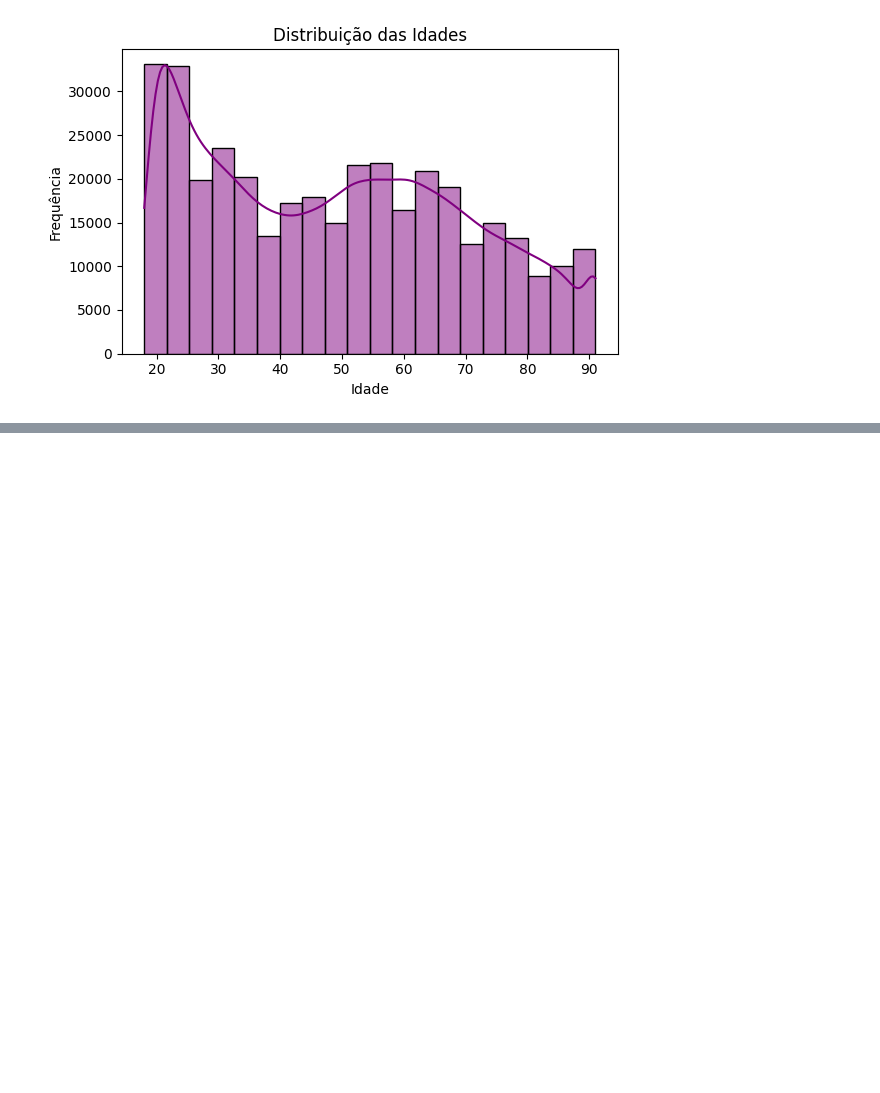
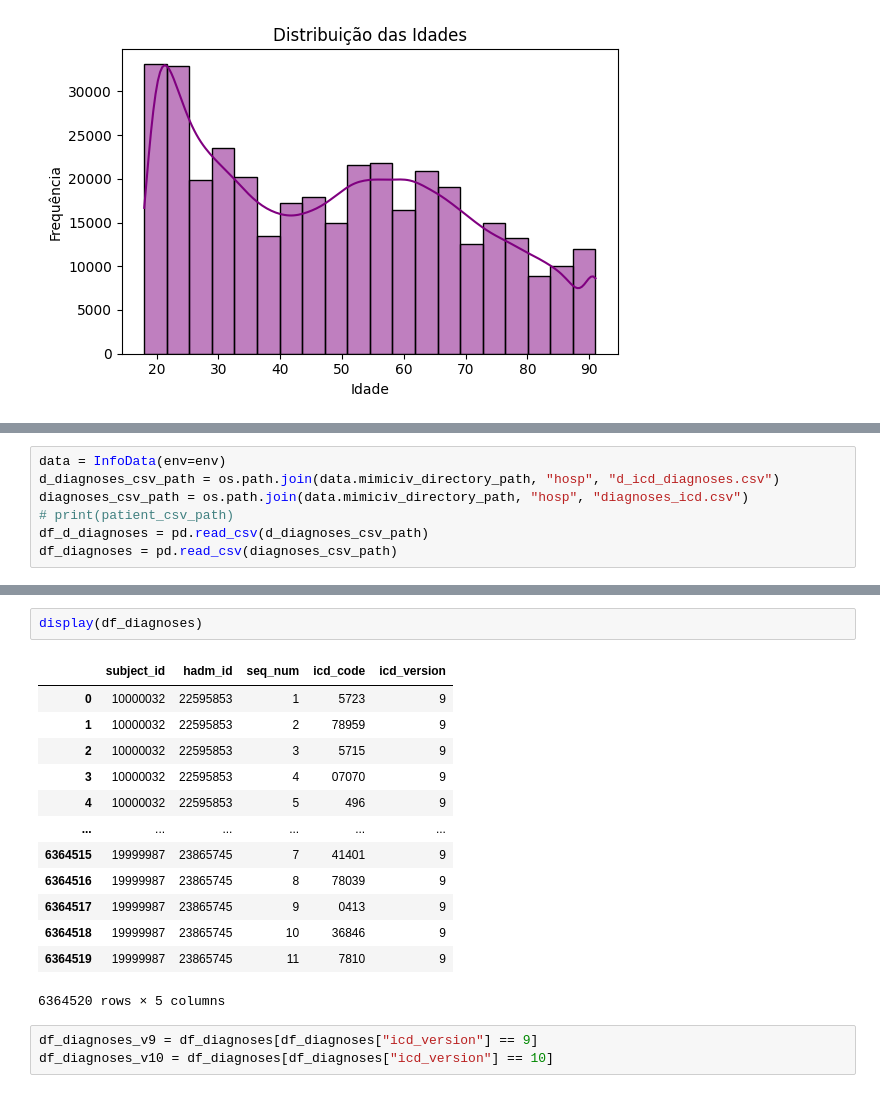
Before and after one commit to lucasdblucas/ehr-model, a Jupyter notebook: exploration/explorer.ipynb, the cells around one changed output, grey strips where cells are left out. Drawn from its saved outputs; the diff is of its cells as text; blank space fills up the shorter version.

```diff
--- a/exploration/explorer.ipynb
+++ b/exploration/explorer.ipynb
@@ -67,0 +87,7 @@ plt.show()
+# %%
+data = InfoData(env=env)
+d_diagnoses_csv_path = os.path.join(data.mimiciv_directory_path, "hosp", "d_icd_diagnoses.csv")
+diagnoses_csv_path = os.path.join(data.mimiciv_directory_path, "hosp", "diagnoses_icd.csv")
+# print(patient_csv_path)
+df_d_diagnoses = pd.read_csv(d_diagnoses_csv_path)
+df_diagnoses = pd.read_csv(diagnoses_csv_path)
@@ -67,0 +110,19 @@ plt.show()
+# %%
+display(df_diagnoses)
+# %% [output]
+|  | subject_id | hadm_id | seq_num | icd_code | icd_version |
+| 0 | 10000032 | 22595853 | 1 | 5723 | 9 |
+| 1 | 10000032 | 22595853 | 2 | 78959 | 9 |
+| 2 | 10000032 | 22595853 | 3 | 5715 | 9 |
+| 3 | 10000032 | 22595853 | 4 | 07070 | 9 |
+| 4 | 10000032 | 22595853 | 5 | 496 | 9 |
+| ... | ... | ... | ... | ... | ... |
+| 6364515 | 19999987 | 23865745 | 7 | 41401 | 9 |
+| 6364516 | 19999987 | 23865745 | 8 | 78039 | 9 |
+| 6364517 | 19999987 | 23865745 | 9 | 0413 | 9 |
+| 6364518 | 19999987 | 23865745 | 10 | 36846 | 9 |
+| 6364519 | 19999987 | 23865745 | 11 | 7810 | 9 |
+6364520 rows × 5 columns
+# %%
+df_diagnoses_v9 = df_diagnoses[df_diagnoses["icd_version"] == 9]
+df_diagnoses_v10 = df_diagnoses[df_diagnoses["icd_version"] == 10]
```
Also changed, not shown: parts of 16 cells of this notebook, 1 other file.
